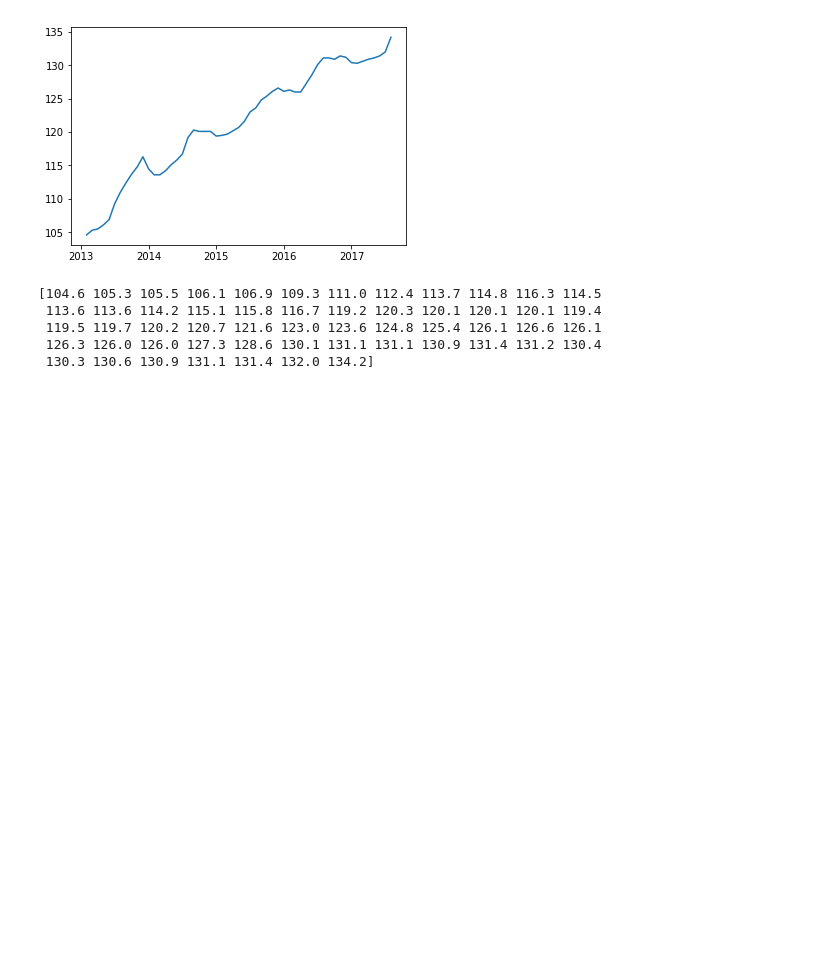
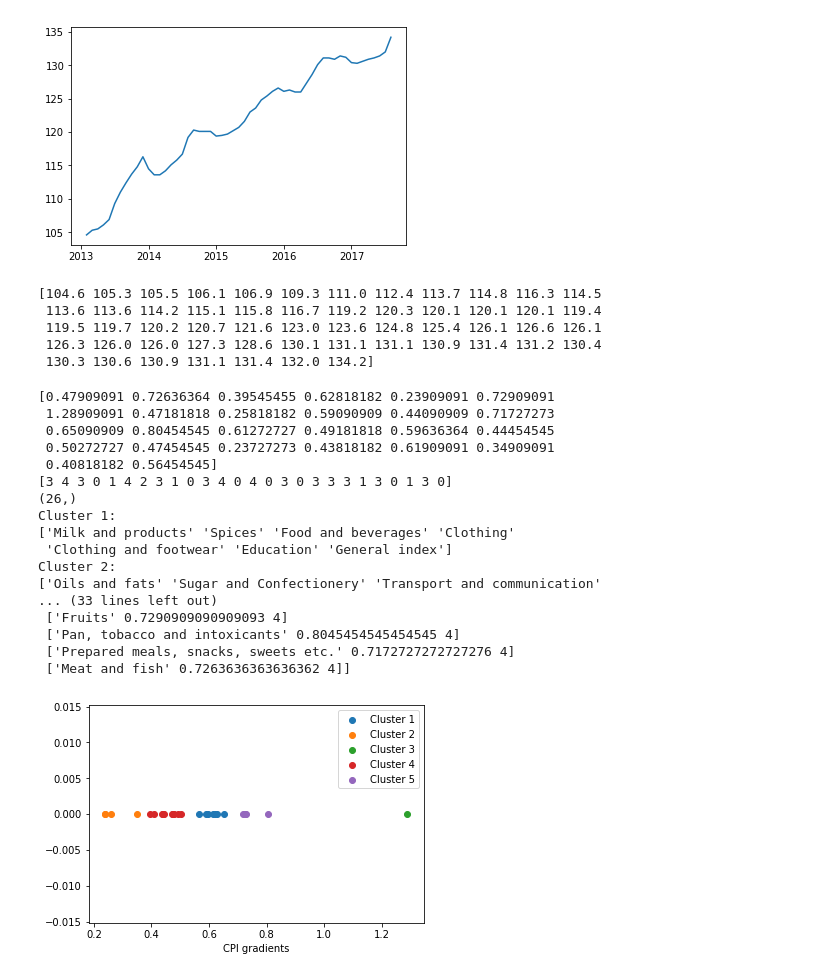
Before and after one commit to RahulMaroju/Consumer-Price-Index-Analysis-in-India, a Jupyter notebook: cpi_test.ipynb, the cells around one changed output. Drawn from its saved outputs; the diff is of its cells as text; code cells hidden in the pictures; blank space fills up the shorter version.

```diff
--- a/cpi_test.ipynb
+++ b/cpi_test.ipynb
@@ -10,18 +11,20 @@ print labels
 data=np.array(temp.as_matrix())[:, :-2]  #CPIs of the market basket
 print data
 print np.shape(data)
-labels=np.concatenate([labels[:20], labels[21:]])
+labels=np.concatenate([labels[:17], labels[18:]])
 #Excluding the housing data as some parts of the data is missing
 housing_rural=data[0::3, 20]
 print housing_rural
+print labels
+print np.size(labels)
 cpis_rural=np.concatenate([data[0::3, 3:20], data[0::3, 21:]], 1)    #Rural CPIs excluding housing
 housing_urban=data[1::3, 20]
-cpis_urban=np.concatenate([data[1::3, 3:20], data[1::3, 21:]], 1)    #Rural CPIs excluding housing
-housing_overall=data[2::3, 20]
-cpis_overall=np.concatenate([data[2::3, 3:20], data[2::3, 21:]], 1)    #Overall CPIs excluding housing
+cpis_urban=np.concatenate([data[1::3, 3:20], data[1::3, 21:]], 1)    #Urban CPIs excluding housing
+housing_total=data[2::3, 20]
+cpis_total=np.concatenate([data[2::3, 3:20], data[2::3, 21:]], 1)    #Total CPIs excluding housing
 gi_rural=data[0::3, -1]
 gi_urban=data[1::3, -1]
-gi_overall=data[2::3, -1]
+gi_total=data[2::3, -1]
 #print labels
 print np.shape(cpis_rural)
 # %% [output]
@@ -295,3 +294,67 @@ print gi_overall
  119.5 119.7 120.2 120.7 121.6 123.0 123.6 124.8 125.4 126.1 126.6 126.1
  126.3 126.0 126.0 127.3 128.6 130.1 131.1 131.1 130.9 131.4 131.2 130.4
  130.3 130.6 130.9 131.1 131.4 132.0 134.2]
+# %%
+#Gradient analysis
+grad_cpis_total=np.mean(np.gradient(cpis_total)[0], 0).reshape(-1, 1)
+print np.ndarray.flatten(grad_cpis_total)
+
+kmeans_grad=KMeans(n_clusters=5, random_state=0).fit(grad_cpis_total)
+kmeans_grad_labels=kmeans_grad.labels_
+print kmeans_grad_labels
+print np.shape(kmeans_grad_labels)
+#kmeans_grad.cluster_centers_
+ind_grad_labels_C0=np.where(kmeans_grad_labels==0)
+ind_grad_labels_C1=np.where(kmeans_grad_labels==1)
+ind_grad_labels_C2=np.where(kmeans_grad_labels==2)
+ind_grad_labels_C3=np.where(kmeans_grad_labels==3)
+ind_grad_labels_C4=np.where(kmeans_grad_labels==4)
+print 'Cluster 1:'
+print labels[ind_grad_labels_C0]
+print 'Cluster 2:'
+print labels[ind_grad_labels_C1]
+print 'Cluster 3:'
+print labels[ind_grad_labels_C2]
+print 'Cluster 4:'
+print labels[ind_grad_labels_C3]
+print 'Cluster 5:'
+print labels[ind_grad_labels_C4]
+
+
+temp=np.concatenate([[labels], [np.ndarray.flatten(grad_cpis_total)], [kmeans_grad_labels]]).T
+temp=temp[temp[:, 2].argsort()]
+print temp
+
+grad_cpis_total_C0=grad_cpis_total[ind_grad_labels_C0]
+grad_cpis_total_C1=grad_cpis_total[ind_grad_labels_C1]
+grad_cpis_total_C2=grad_cpis_total[ind_grad_labels_C2]
+grad_cpis_total_C3=grad_cpis_total[ind_grad_labels_C3]
+grad_cpis_total_C4=grad_cpis_total[ind_grad_labels_C4]
+
+plt.scatter(grad_cpis_total_C0, np.zeros(np.size(ind_grad_labels_C0)))
+plt.scatter(grad_cpis_total_C1, np.zeros(np.size(ind_grad_labels_C1)))
+plt.scatter(grad_cpis_total_C2, np.zeros(np.size(ind_grad_labels_C2)))
+plt.scatter(grad_cpis_total_C3, np.zeros(np.size(ind_grad_labels_C3)))
+plt.scatter(grad_cpis_total_C4, np.zeros(np.size(ind_grad_labels_C4)))
+plt.legend(['Cluster 1', 'Cluster 2', 'Cluster 3', 'Cluster 4', 'Cluster 5'])
+plt.xlabel('CPI gradients')
+plt.show()
+# %% [output]
+[0.47909091 0.72636364 0.39545455 0.62818182 0.23909091 0.72909091
+ 1.28909091 0.47181818 0.25818182 0.59090909 0.44090909 0.71727273
+ 0.65090909 0.80454545 0.61272727 0.49181818 0.59636364 0.44454545
+ 0.50272727 0.47454545 0.23727273 0.43818182 0.61909091 0.34909091
+ 0.40818182 0.56454545]
+[3 4 3 0 1 4 2 3 1 0 3 4 0 4 0 3 0 3 3 3 1 3 0 1 3 0]
+(26,)
+Cluster 1:
+['Milk and products' 'Spices' 'Food and beverages' 'Clothing'
+ 'Clothing and footwear' 'Education' 'General index']
+Cluster 2:
+['Oils and fats' 'Sugar and Confectionery' 'Transport and communication'
+... (33 lines left out)
+ ['Fruits' 0.7290909090909093 4]
+ ['Pan, tobacco and intoxicants' 0.8045454545454545 4]
+ ['Prepared meals, snacks, sweets etc.' 0.7172727272727276 4]
+ ['Meat and fish' 0.7263636363636362 4]]
+[figure, added]
```
Also changed, not shown: parts of 24 cells of this notebook, 1 other file.
